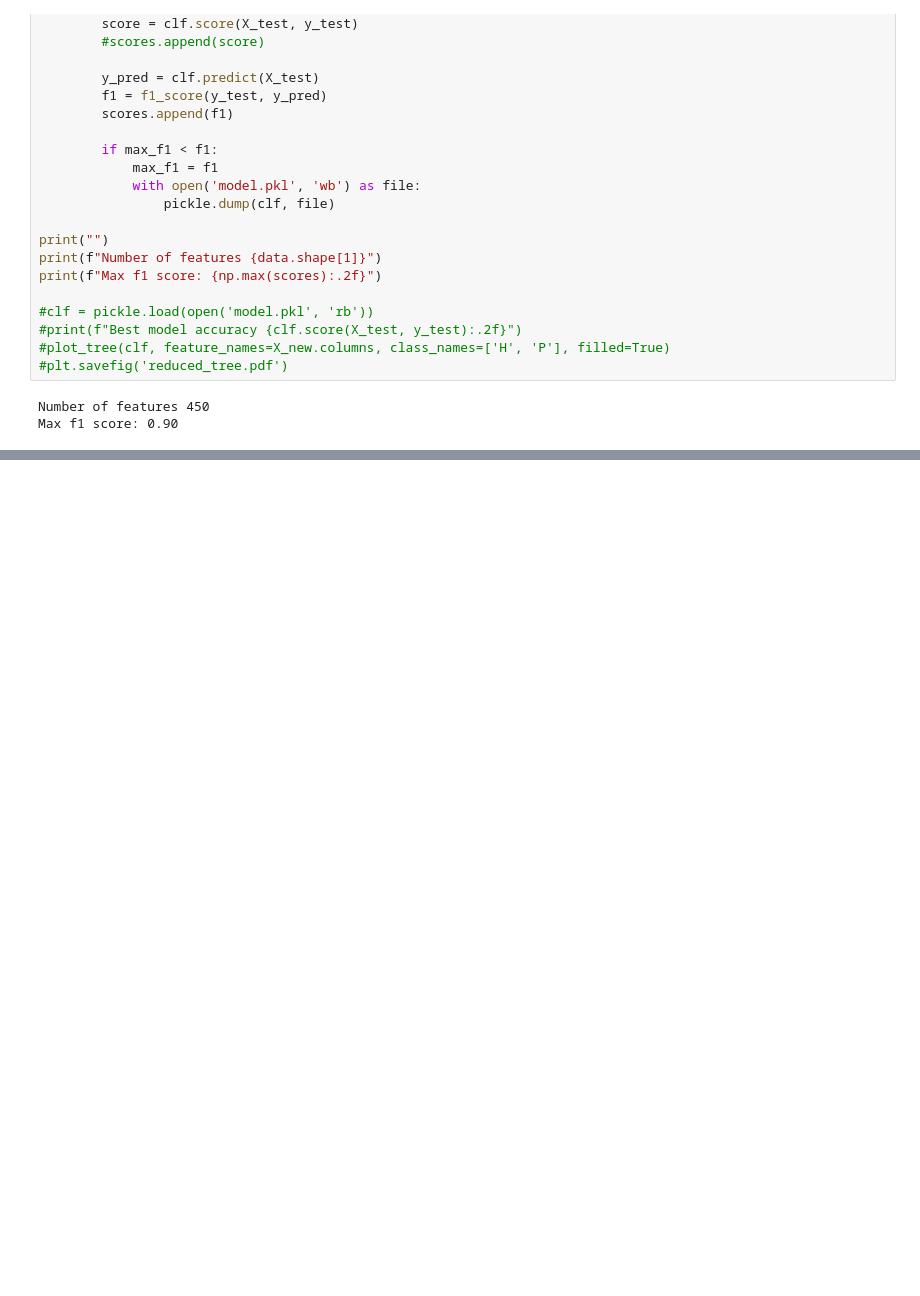
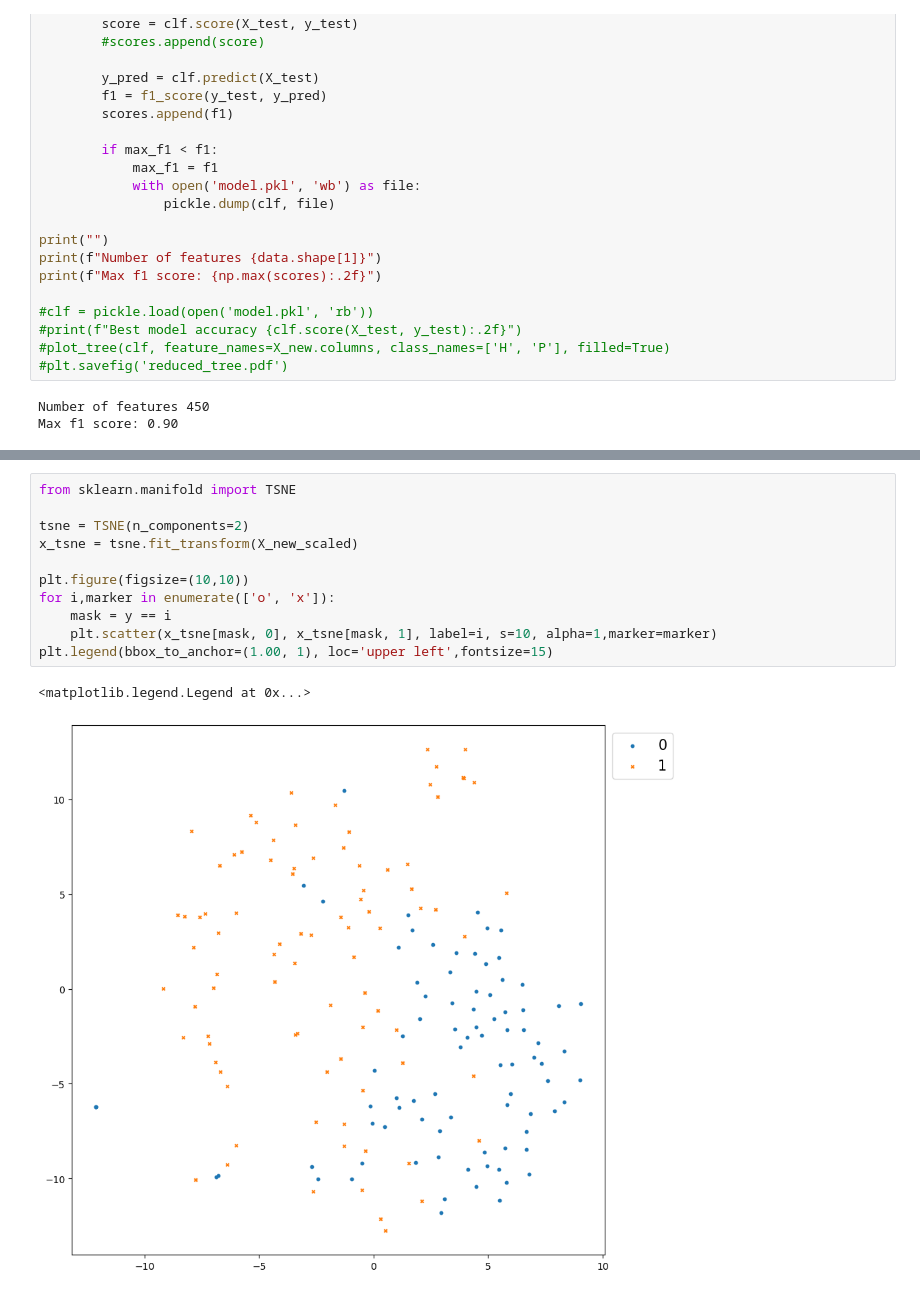
Before and after one commit to EduardoHalmen/darwin, a Jupyter notebook: random-forest-test.ipynb, the cells around one changed output, grey strips where cells are left out. Saved outputs shown, nothing was run; the diff lists cells and outputs as text; blank space fills up the shorter version.

```diff
--- a/random-forest-test.ipynb
+++ b/random-forest-test.ipynb
@@ -196,0 +208,14 @@ Best model accuracy 0.94
+# %%
+from sklearn.manifold import TSNE
+
+tsne = TSNE(n_components=2)
+x_tsne = tsne.fit_transform(X_new_scaled)
+
+plt.figure(figsize=(10,10))
+for i,marker in enumerate(['o', 'x']):
+    mask = y == i
+    plt.scatter(x_tsne[mask, 0], x_tsne[mask, 1], label=i, s=10, alpha=1,marker=marker)
+plt.legend(bbox_to_anchor=(1.00, 1), loc='upper left',fontsize=15)
+# %% [output]
+<matplotlib.legend.Legend at 0x...>
+[figure, added]
```
Also changed, not shown: parts of 7 cells of this notebook, 1 other file.
